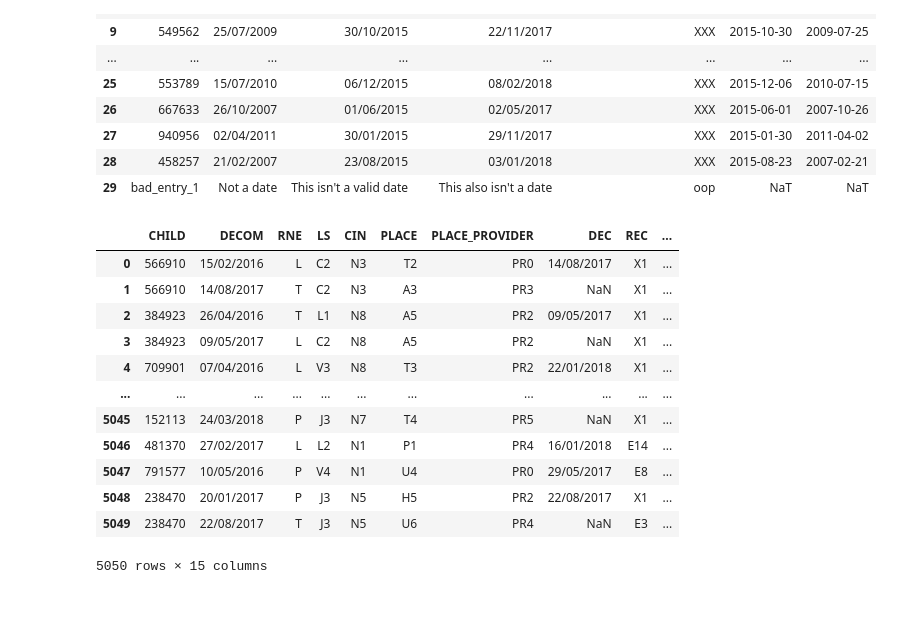
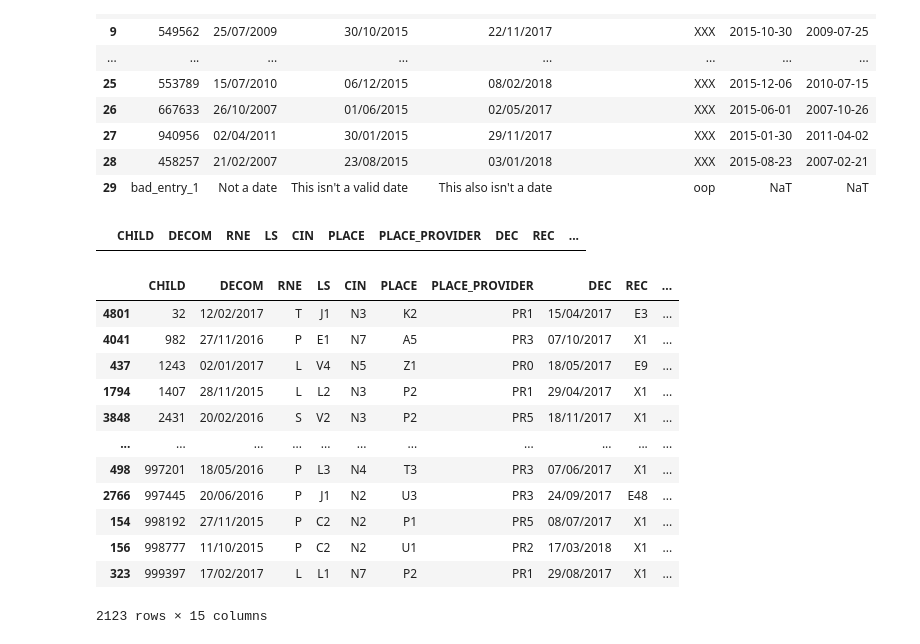
Before and after one commit to Chinos-Smith/Python-Learning_Repo, a Jupyter notebook: Python_Training_Code/Session_5.ipynb, the cells around one changed output. Cells and saved outputs as stored; diff of their text form; code cells hidden in the pictures; blank space fills up the shorter version.

```diff
--- a/Python_Training_Code/Session_5.ipynb
+++ b/Python_Training_Code/Session_5.ipynb
@@ -101,22 +101,29 @@ merged_df = p4a.merge(header_s5[["CHILD","DOB_dt"]],on="CHILD",how="left")
 # %%
 born_error = df_s5["episodes"]
 born_error
 born_error["DECOM_dt"] = pd.to_datetime(born_error["DECOM"], dayfirst=True)
 combined_born = born_error.merge(header_s5[["CHILD","DOB_dt"]],on="CHILD",how="left")
 combined_born
-#error_rows = combined_born[combined_born["DOB_dt"]> combined_born("DECOM_dt")]
-#error_rows
+error_rows = combined_born[combined_born["DOB_dt"]> combined_born["DECOM_dt"]]
+
+error_rows
 # %% [output]
 |  | CHILD | DECOM | RNE | LS | CIN | PLACE | PLACE_PROVIDER | DEC | REC | ... |
-| 0 | 566910 | 15/02/2016 | L | C2 | N3 | T2 | PR0 | 14/08/2017 | X1 | ... |
-| 1 | 566910 | 14/08/2017 | T | C2 | N3 | A3 | PR3 | NaN | X1 | ... |
-| 2 | 384923 | 26/04/2016 | T | L1 | N8 | A5 | PR2 | 09/05/2017 | X1 | ... |
-| 3 | 384923 | 09/05/2017 | L | C2 | N8 | A5 | PR2 | NaN | X1 | ... |
-| 4 | 709901 | 07/04/2016 | L | V3 | N8 | T3 | PR2 | 22/01/2018 | X1 | ... |
-| ... | ... | ... | ... | ... | ... | ... | ... | ... | ... | ... |
-| 5045 | 152113 | 24/03/2018 | P | J3 | N7 | T4 | PR5 | NaN | X1 | ... |
-| 5046 | 481370 | 27/02/2017 | L | L2 | N1 | P1 | PR4 | 16/01/2018 | E14 | ... |
-| 5047 | 791577 | 10/05/2016 | P | V4 | N1 | U4 | PR0 | 29/05/2017 | E8 | ... |
-| 5048 | 238470 | 20/01/2017 | P | J3 | N5 | H5 | PR2 | 22/08/2017 | X1 | ... |
-| 5049 | 238470 | 22/08/2017 | T | J3 | N5 | U6 | PR4 | NaN | E3 | ... |
-5050 rows × 15 columns
+# %%
+combined_ordered = combined_born.sort_values(["CHILD","DECOM_dt"], ascending=True)
+combi_first = combined_ordered.drop_duplicates("CHILD", keep="first")
+combi_first
+# %% [output]
+|  | CHILD | DECOM | RNE | LS | CIN | PLACE | PLACE_PROVIDER | DEC | REC | ... |
+| 4801 | 32 | 12/02/2017 | T | J1 | N3 | K2 | PR1 | 15/04/2017 | E3 | ... |
+| 4041 | 982 | 27/11/2016 | P | E1 | N7 | A5 | PR3 | 07/10/2017 | X1 | ... |
+| 437 | 1243 | 02/01/2017 | L | V4 | N5 | Z1 | PR0 | 18/05/2017 | E9 | ... |
+| 1794 | 1407 | 28/11/2015 | L | L2 | N3 | P2 | PR1 | 29/04/2017 | X1 | ... |
+| 3848 | 2431 | 20/02/2016 | S | V2 | N3 | P2 | PR5 | 18/11/2017 | X1 | ... |
+| ... | ... | ... | ... | ... | ... | ... | ... | ... | ... | ... |
+| 498 | 997201 | 18/05/2016 | P | L3 | N4 | T3 | PR3 | 07/06/2017 | X1 | ... |
+| 2766 | 997445 | 20/06/2016 | P | J1 | N2 | U3 | PR3 | 24/09/2017 | E48 | ... |
+| 154 | 998192 | 27/11/2015 | P | C2 | N2 | P1 | PR5 | 08/07/2017 | X1 | ... |
+| 156 | 998777 | 11/10/2015 | P | C2 | N2 | U1 | PR2 | 17/03/2018 | X1 | ... |
+| 323 | 999397 | 17/02/2017 | L | L1 | N7 | P2 | PR1 | 29/08/2017 | X1 | ... |
+2123 rows × 15 columns
```
